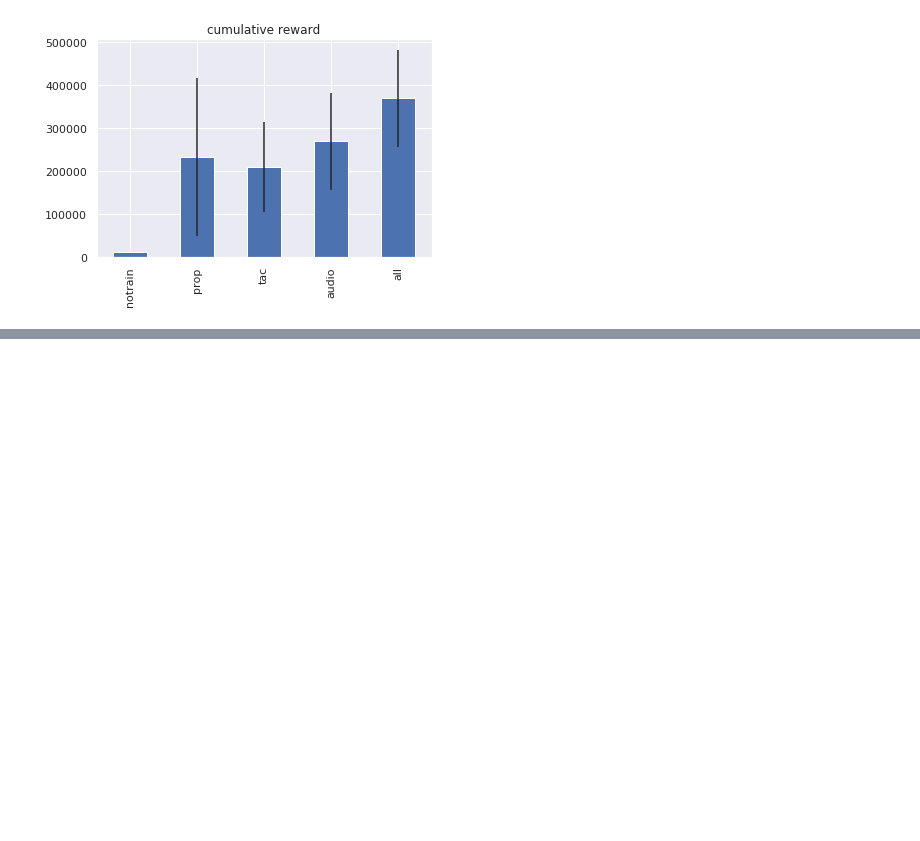
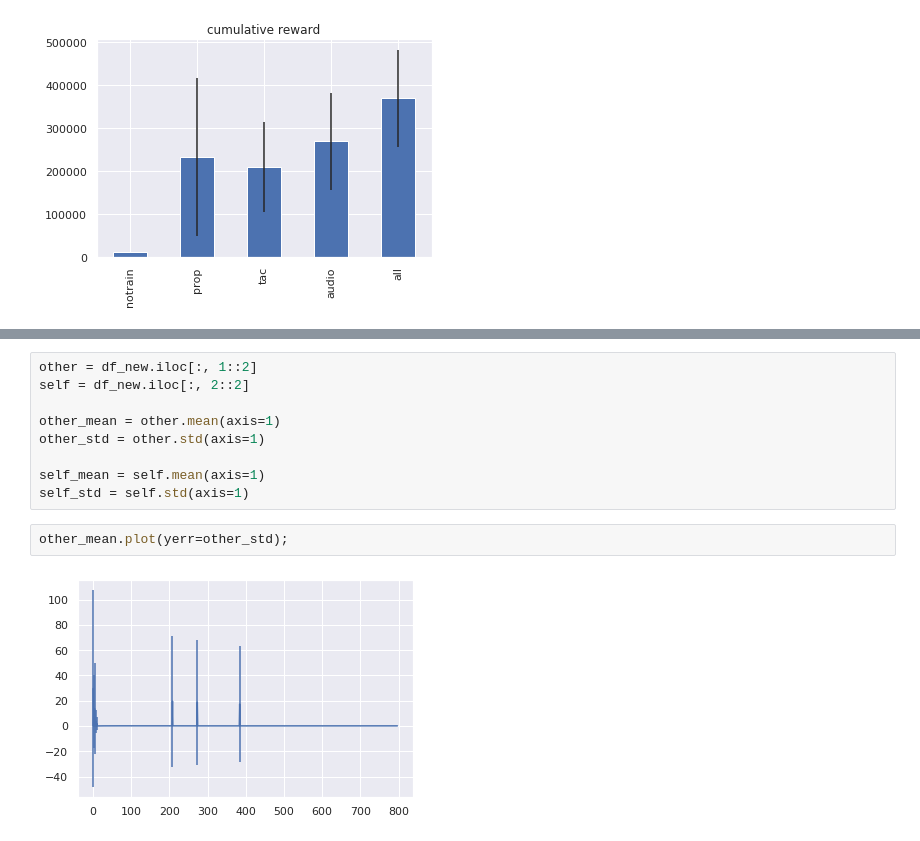
Before and after one commit to timtody/intrinsically_motivated_robotics, a Jupyter notebook: plots.ipynb, the cells around one changed output, grey strips where cells are left out. Saved outputs shown, nothing was run; the diff lists cells and outputs as text; blank space fills up the shorter version.

```diff
--- a/plots.ipynb
+++ b/plots.ipynb
@@ -111,0 +135,13 @@ pd.read_csv("/home/julius/projects/curious/data/results/collisions-ext-vs-self/t
+# %%
+other = df_new.iloc[:, 1::2]
+self = df_new.iloc[:, 2::2]
+
+other_mean = other.mean(axis=1)
+other_std = other.std(axis=1)
+
+self_mean = self.mean(axis=1)
+self_std = self.std(axis=1)
+# %%
+other_mean.plot(yerr=other_std);
+# %% [output]
+[figure, added]
```
Also changed, not shown: parts of 5 cells of this notebook, 5 other files.
